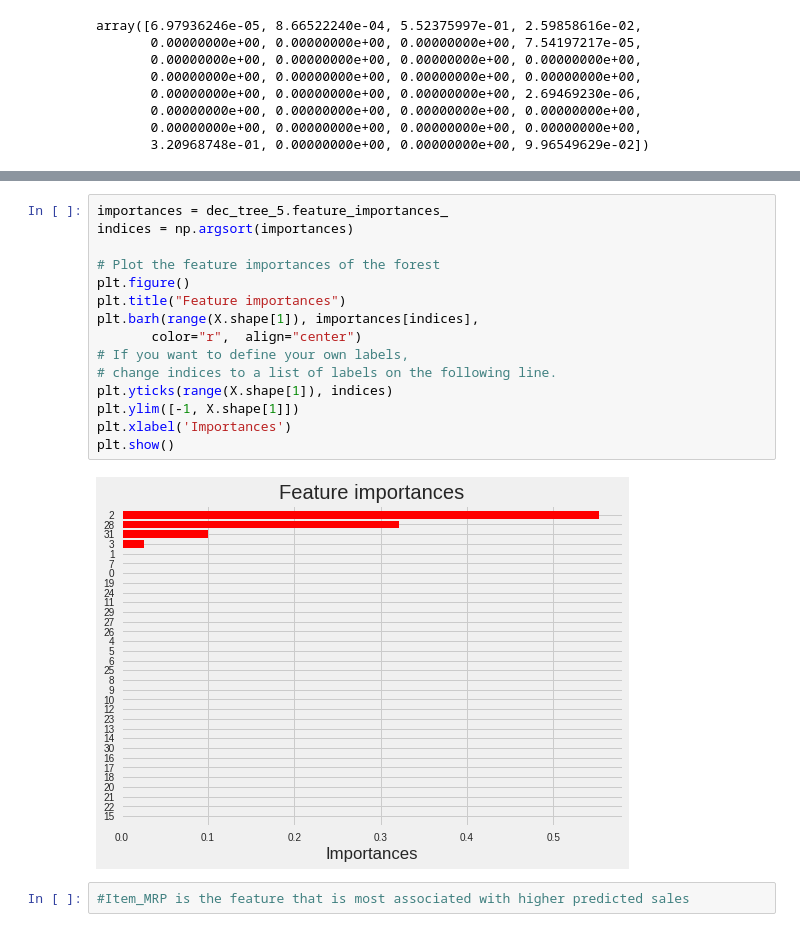
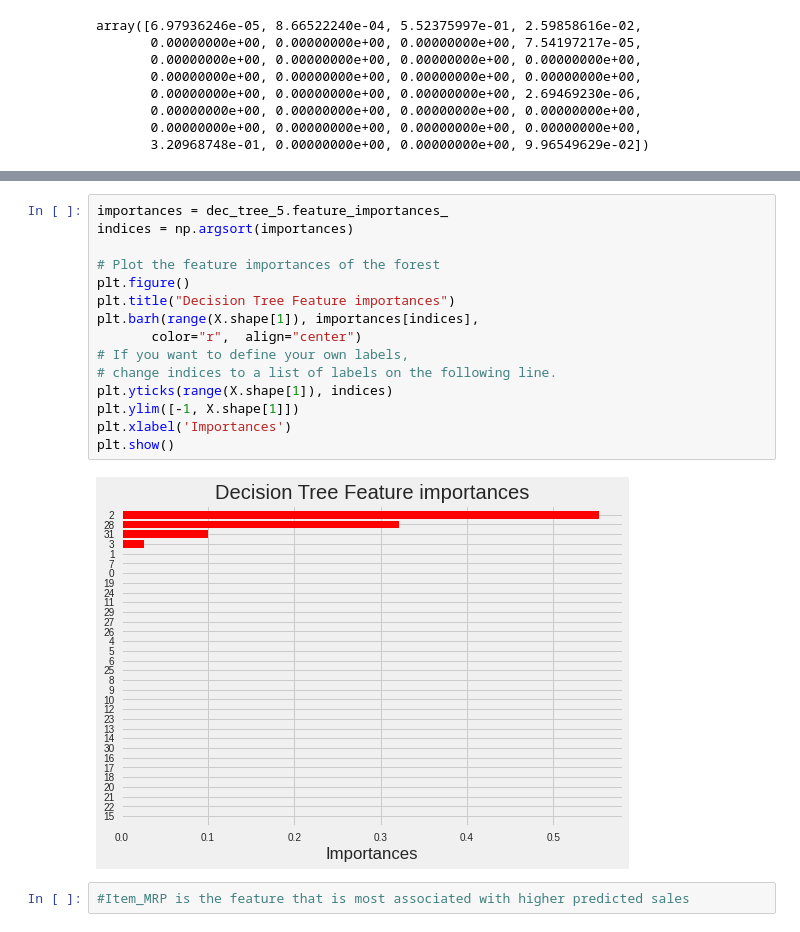
Before and after one commit to Savvy-Slowley/Sales_Predictions, a Jupyter notebook: Sales_Predictions.ipynb, the cells around one changed output, grey strips where cells are left out. Cells and saved outputs as stored; diff of their text form.

```diff
--- a/Sales_Predictions.ipynb
+++ b/Sales_Predictions.ipynb
@@ -642,20 +642,20 @@ Feature: 31, Score: 0.09965
 # %%
 importances = dec_tree_5.feature_importances_
 indices = np.argsort(importances)
 
 # Plot the feature importances of the forest
 plt.figure()
-plt.title("Feature importances")
+plt.title("Decision Tree Feature importances")
 plt.barh(range(X.shape[1]), importances[indices],
        color="r",  align="center")
 # If you want to define your own labels,
 # change indices to a list of labels on the following line.
 plt.yticks(range(X.shape[1]), indices)
 plt.ylim([-1, X.shape[1]])
 plt.xlabel('Importances')
 plt.show()
 # %% [output]
-[figure, old version]
+[figure, new version]
 # %%
 #Item_MRP is the feature that is most associated with higher predicted sales
 # %%
```
Also changed, not shown: parts of 2 cells of this notebook.
